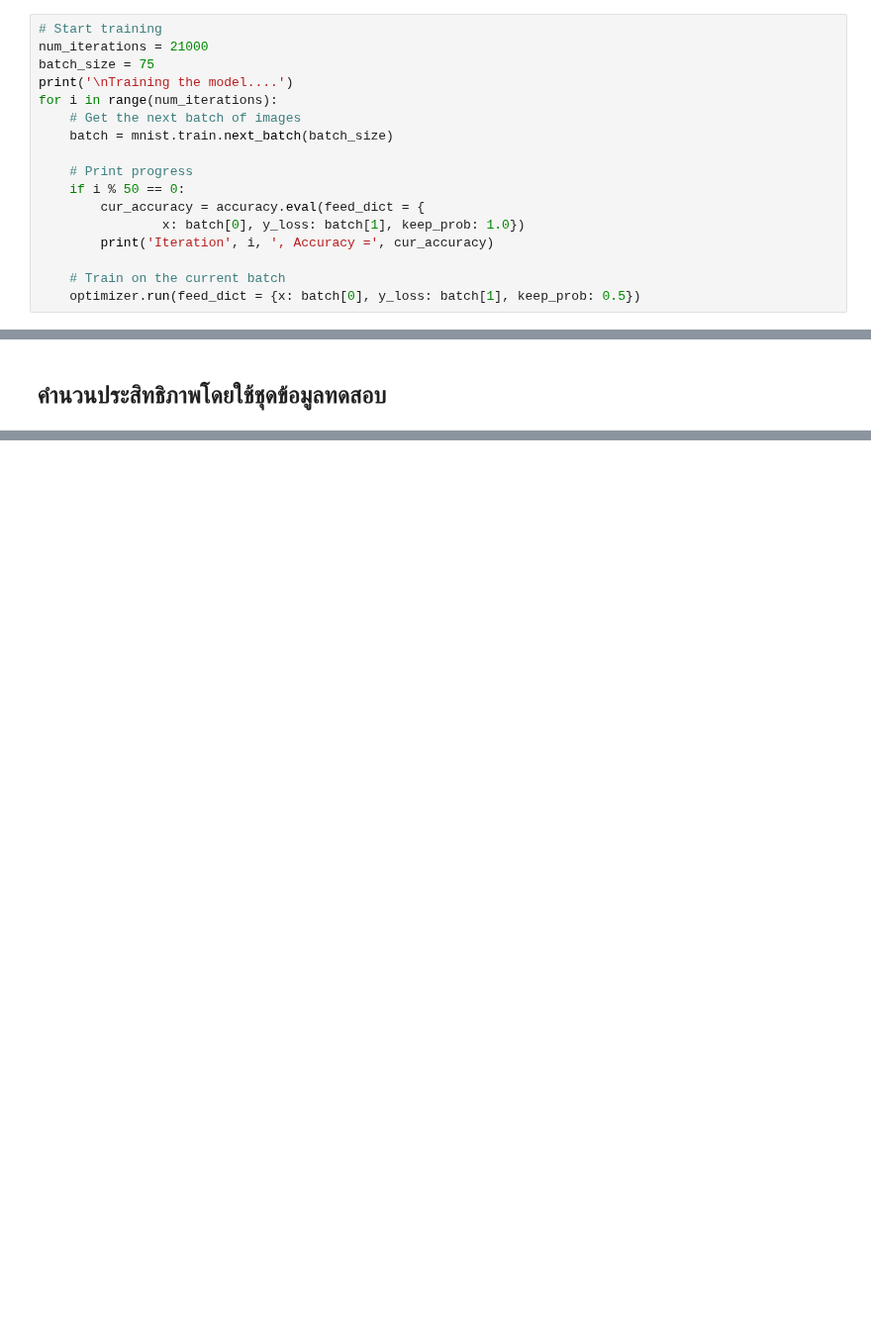
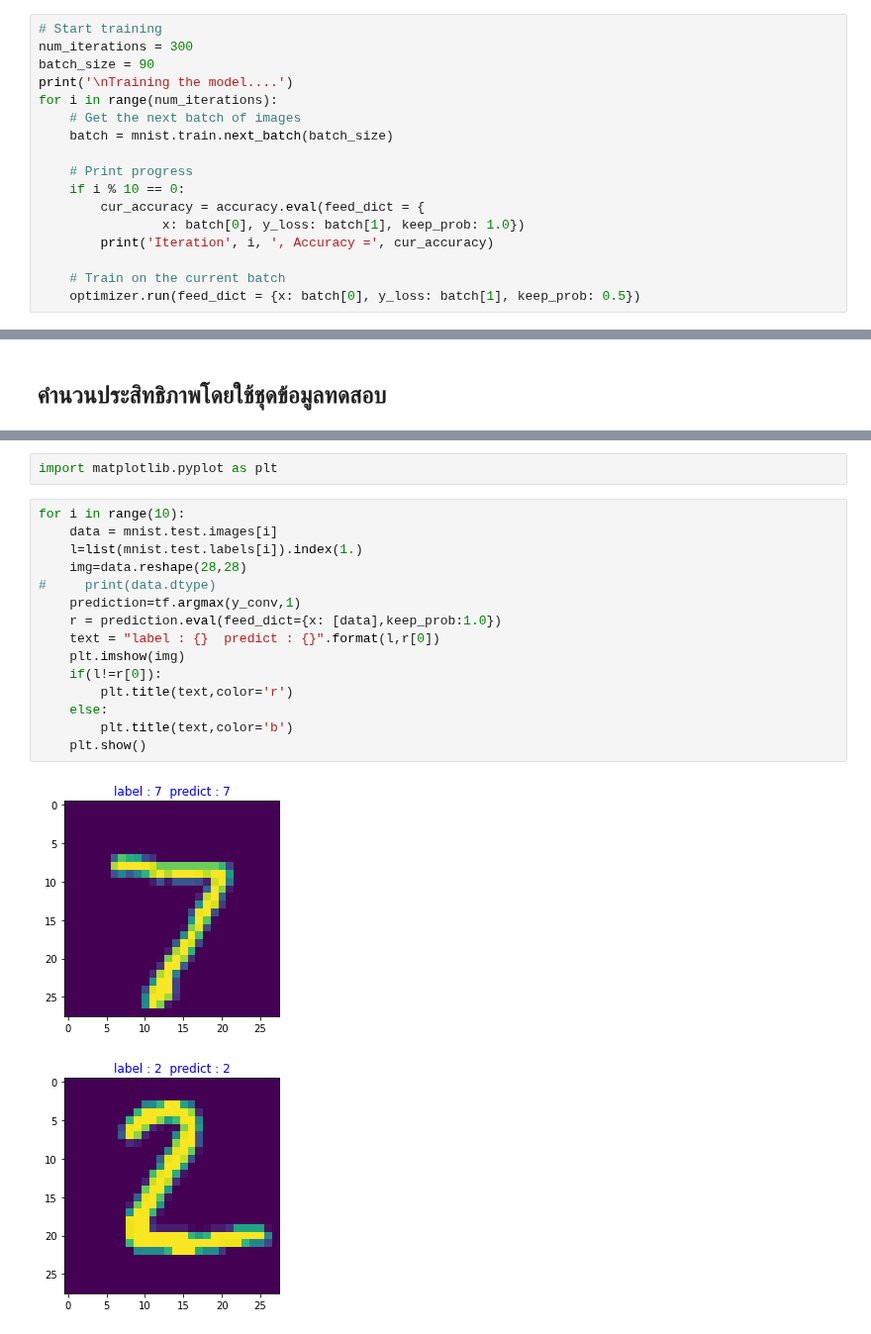
Before and after one commit to SothanaV/deep_learning_with_CNN, a Jupyter notebook: 03_CNN.ipynb, the cells around one changed output, grey strips where cells are left out. Shown at 99% size. Drawn from its saved outputs; the diff is of its cells as text; blank space fills up the shorter version.

```diff
--- a/03_CNN.ipynb
+++ b/03_CNN.ipynb
@@ -141,15 +112,15 @@ Use `tf.global_variables_initializer` instead.
 ## Train
 # %%
 # Start training
-num_iterations = 21000
-batch_size = 75
+num_iterations = 300
+batch_size = 90
 print('\nTraining the model....')
 for i in range(num_iterations):
     # Get the next batch of images
     batch = mnist.train.next_batch(batch_size)
 
     # Print progress
-    if i % 50 == 0:
+    if i % 10 == 0:
         cur_accuracy = accuracy.eval(feed_dict = {
                 x: batch[0], y_loss: batch[1], keep_prob: 1.0})
         print('Iteration', i, ', Accuracy =', cur_accuracy)
@@ -185,0 +157,20 @@ Test accuracy = 0.9907
+# %%
+import matplotlib.pyplot as plt
+# %%
+for i in range(10):
+    data = mnist.test.images[i]
+    l=list(mnist.test.labels[i]).index(1.)
+    img=data.reshape(28,28)
+#     print(data.dtype)
+    prediction=tf.argmax(y_conv,1)
+    r = prediction.eval(feed_dict={x: [data],keep_prob:1.0})
+    text = "label : {}  predict : {}".format(l,r[0])
+    plt.imshow(img)
+    if(l!=r[0]):
+        plt.title(text,color='r')
+    else:
+        plt.title(text,color='b')
+    plt.show()
+# %% [output]
+[figure, added]
+[figure, added]
```
Also changed, not shown: parts of 7 cells of this notebook, 4 other files.
